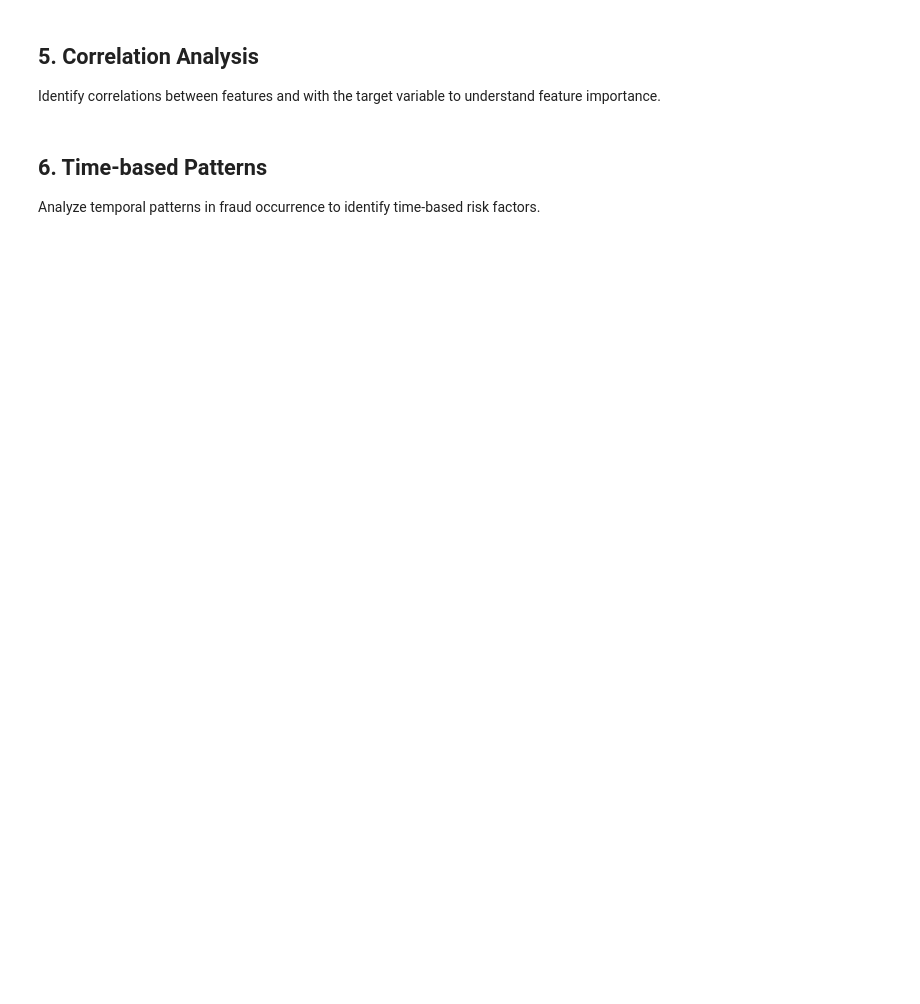
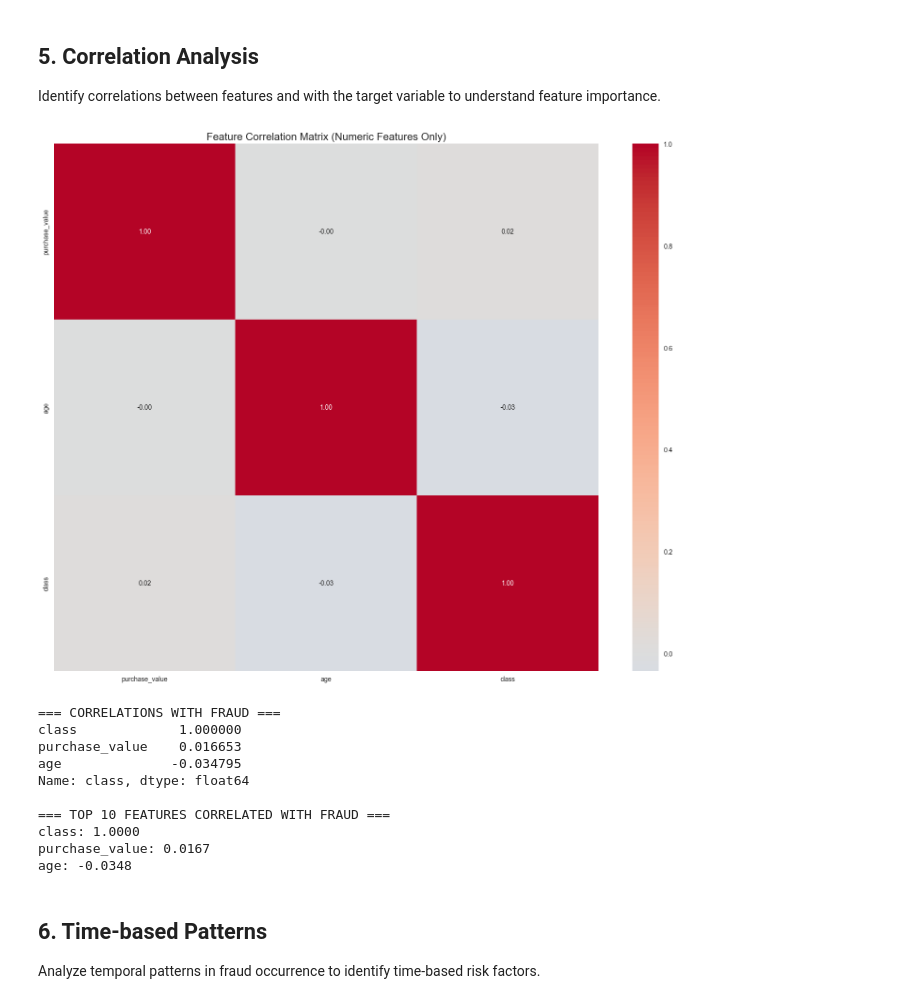
Before and after one commit to abdirehim/fraud-detection, a Jupyter notebook: notebooks/eda.ipynb, the cells around one changed output. Cells and saved outputs as stored; diff of their text form; code cells hidden in the pictures; blank space fills up the shorter version.

```diff
--- a/notebooks/eda.ipynb
+++ b/notebooks/eda.ipynb
@@ -148,20 +214,43 @@ plt.show()
 
 Identify correlations between features and with the target variable to understand feature importance.
 # %%
-# Calculate correlation matrix
-correlation_matrix = df.corr()
+# Calculate correlation matrix (only numeric columns)
+numeric_df = df.select_dtypes(include=[np.number])
+correlation_matrix = numeric_df.corr()
 
 # Plot correlation heatmap
-plt.figure(figsize=(12, 10))
+plt.figure(figsize=(15, 12))
 sns.heatmap(correlation_matrix, annot=True, cmap='coolwarm', center=0, fmt='.2f')
-plt.title('Feature Correlation Matrix')
+plt.title('Feature Correlation Matrix (Numeric Features Only)', fontsize=16)
 plt.tight_layout()
 plt.show()
 
 # Show correlations with target variable
-target_correlations = correlation_matrix['fraud'].sort_values(ascending=False)
-print("\nCorrelations with fraud:")
-print(target_correlations)
+if target_col in correlation_matrix.columns:
+    target_correlations = correlation_matrix[target_col].sort_values(ascending=False)
+    print("\n=== CORRELATIONS WITH FRAUD ===")
+    print(target_correlations)
+
+    # Show top 10 most correlated features
+    print("\n=== TOP 10 FEATURES CORRELATED WITH FRAUD ===")
+    top_correlations = target_correlations.head(10)
+    for feature, corr in top_correlations.items():
+        print(f"{feature}: {corr:.4f}")
+else:
+    print(f"\nTarget column '{target_col}' not found in numeric columns")
+    print("Available numeric columns:", list(numeric_df.columns))
+# %% [output]
+[figure, added]
+=== CORRELATIONS WITH FRAUD ===
+class             1.000000
+purchase_value    0.016653
+age              -0.034795
+Name: class, dtype: float64
+
+=== TOP 10 FEATURES CORRELATED WITH FRAUD ===
+class: 1.0000
+purchase_value: 0.0167
+age: -0.0348
 # %% [markdown]
 ## 6. Time-based Patterns
 
```
Also changed, not shown: parts of 25 cells of this notebook, 8 other files.
